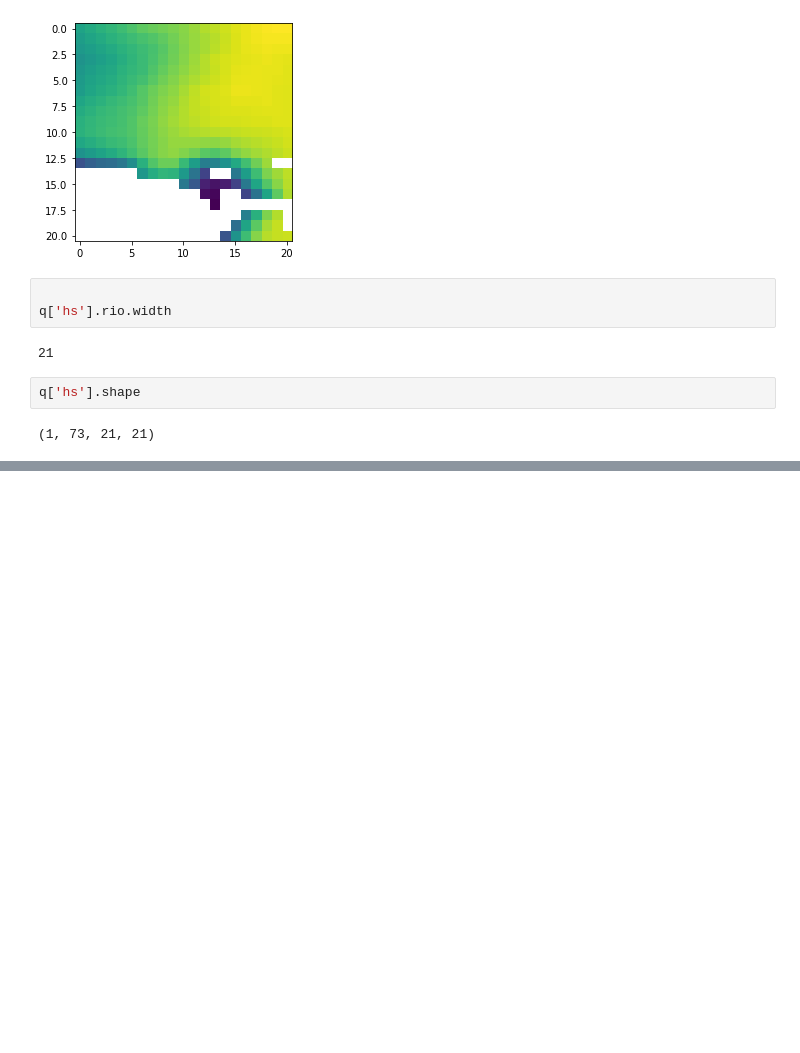
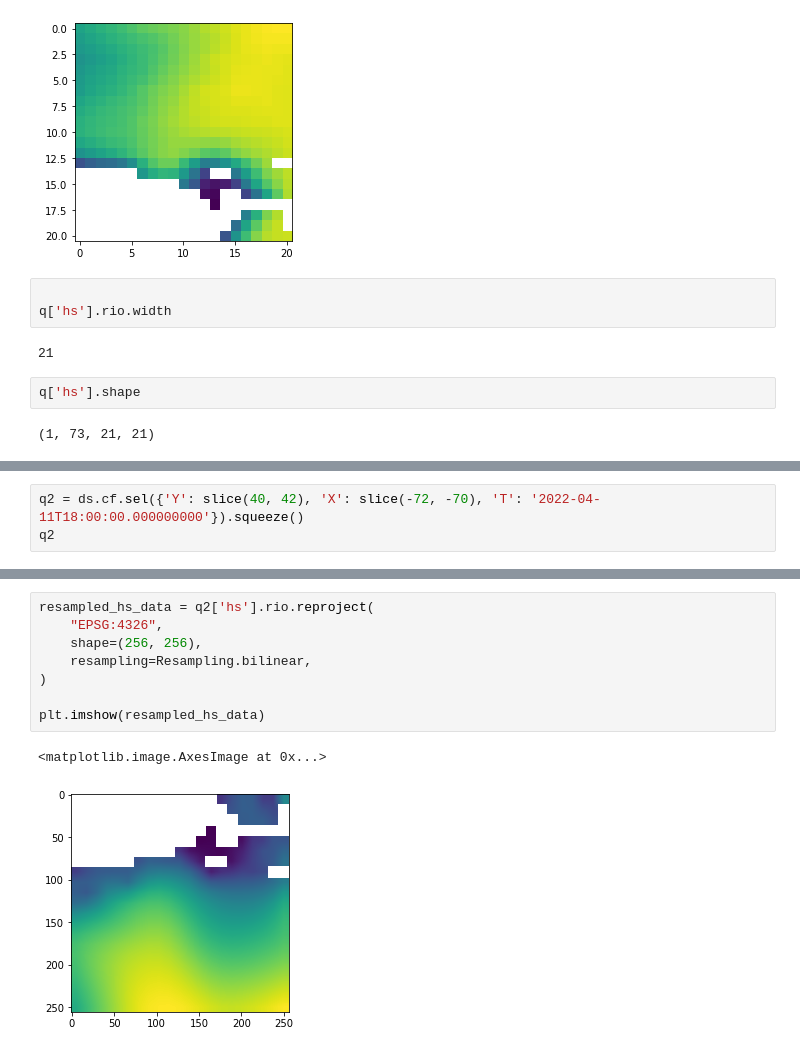
Before and after one commit to asascience-open/restful-grids, a Jupyter notebook: xpublish/test_xarray_queries.ipynb, the cells around one changed output, grey strips where cells are left out. Saved outputs shown, nothing was run; the diff lists cells and outputs as text; blank space fills up the shorter version.

```diff
--- a/xpublish/test_xarray_queries.ipynb
+++ b/xpublish/test_xarray_queries.ipynb
@@ -98,0 +121,3 @@ plt.imshow(resampled_hs_data[0])
+# %%
+q2 = ds.cf.sel({'Y': slice(40, 42), 'X': slice(-72, -70), 'T': '2022-04-11T18:00:00.000000000'}).squeeze()
+q2
@@ -98,0 +142,11 @@ plt.imshow(resampled_hs_data[0])
+# %%
+resampled_hs_data = q2['hs'].rio.reproject(
+    "EPSG:4326",
+    shape=(256, 256),
+    resampling=Resampling.bilinear,
+)
+
+plt.imshow(resampled_hs_data)
+# %% [output]
+<matplotlib.image.AxesImage at 0x...>
+[figure, added]
```
Also changed, not shown: parts of 3 cells of this notebook, 1 other file.
